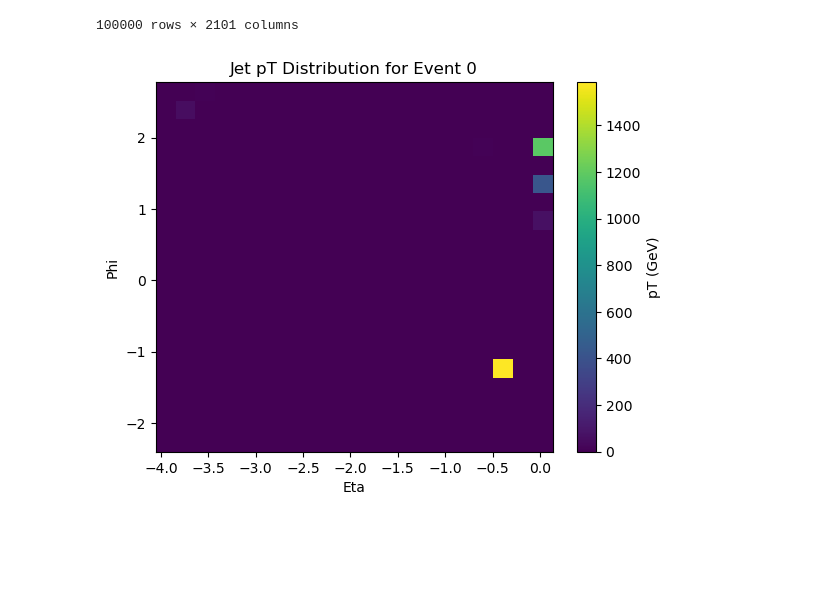
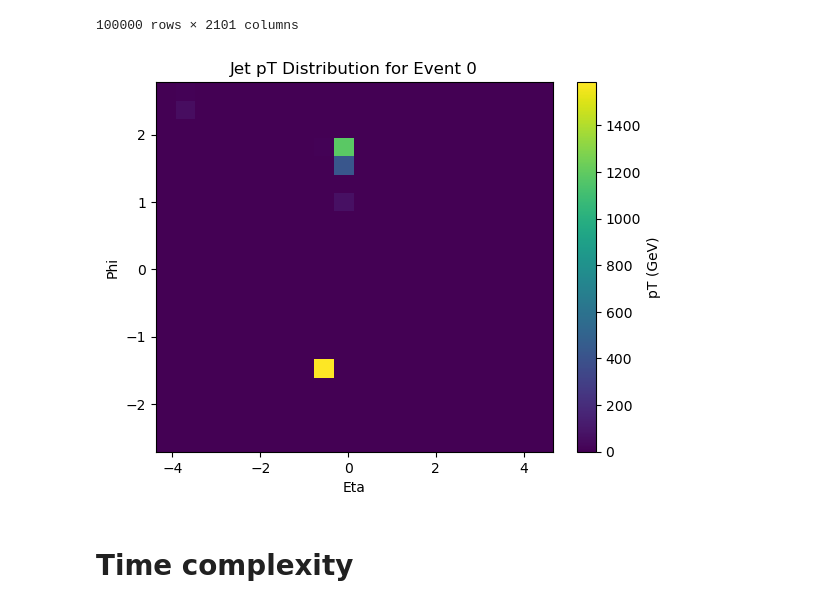
Before and after one commit to FrancescoLR02/JetClustering, a Jupyter notebook: Analysis.ipynb, the cells around one changed output. Cells and saved outputs as stored; diff of their text form; code cells hidden in the pictures; blank space fills up the shorter version.

```diff
--- a/test.ipynb
+++ b/Analysis.ipynb
@@ -24,19 +27,19 @@ ds
 # %%
 import pandas as pd
 import matplotlib.pyplot as plt
 
 # Load data
-df = pd.read_csv('build/ReconstructedJet.csv')
+df = pd.read_csv('ReconstructedJet.csv')
 
 # Select only the first collision
 event_0 = df[df['EventID'] == 1]
 
 # Plot the 2D Histogram weighted by pT
 plt.hist2d(event_0['Eta'], event_0['Phi'], weights=event_0['pT'], bins=20)
 plt.colorbar(label='pT (GeV)')
 plt.xlabel('Eta')
 plt.ylabel('Phi')
 plt.title('Jet pT Distribution for Event 0')
 plt.show()
 # %% [output]
-[figure, old version]
+[figure, new version]
@@ -47,0 +46,2 @@ df.to_hdf('U_events_uncompressed.h5', key='df', complevel=0)
+# %% [markdown]
+# Time complexity
```
Also changed, not shown: parts of 6 cells of this notebook, 11 other files.
